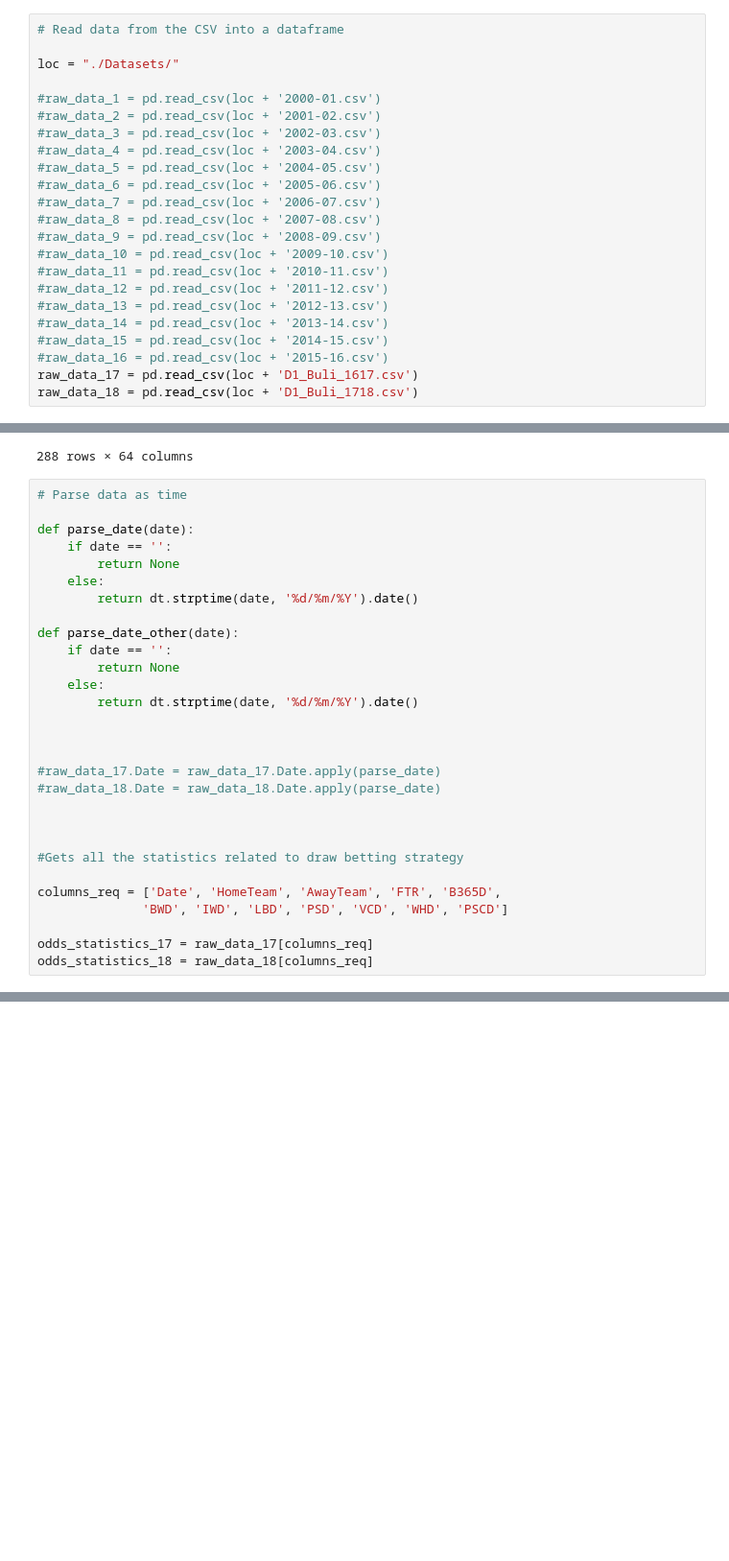
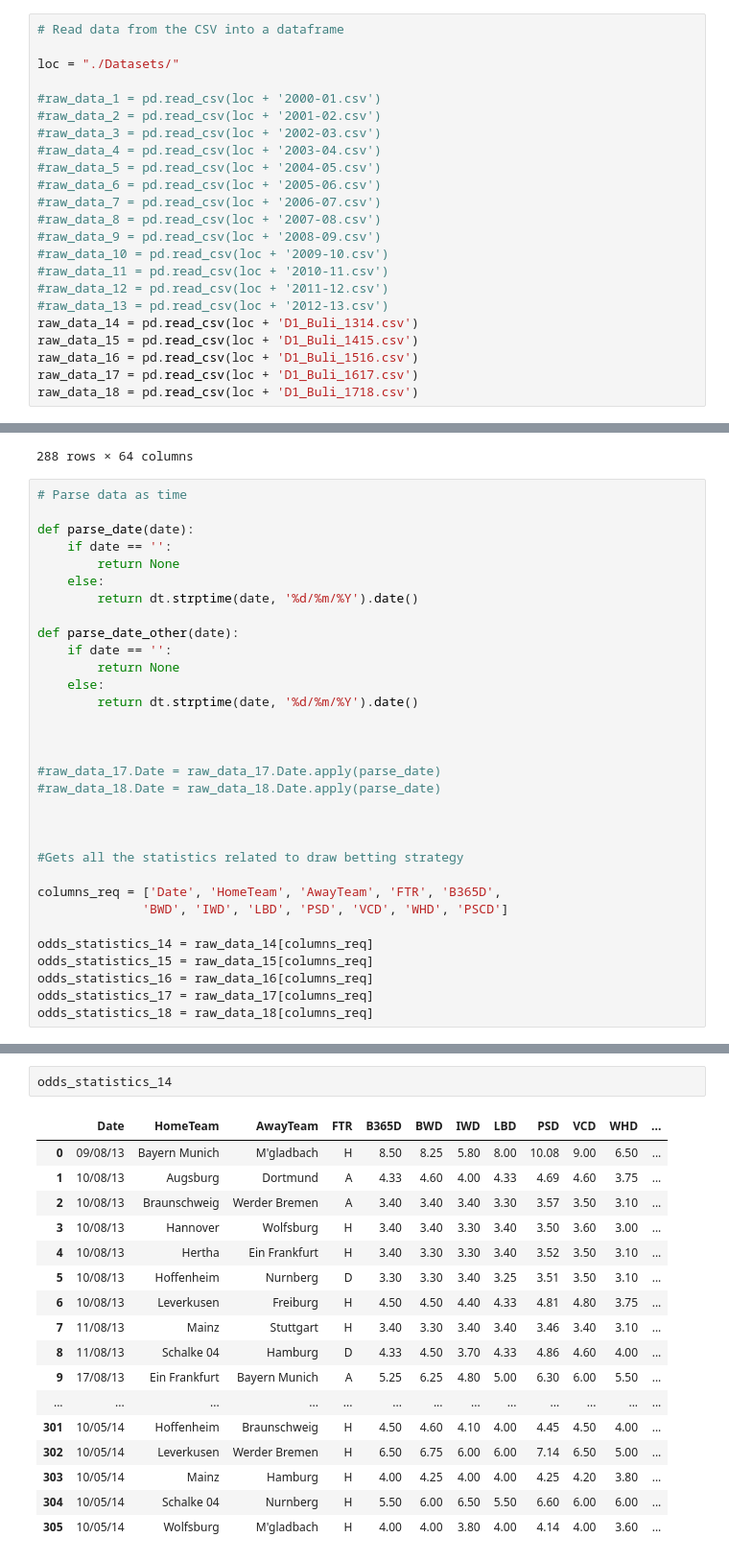
Before and after one commit to robinarthur/predict, a Jupyter notebook: historical_view_buli.ipynb, the cells around one changed output, grey strips where cells are left out. Shown: that part at 96% size. Cells and saved outputs as stored; diff of their text form; blank space fills up the shorter version.

```diff
--- a/historical_view.ipynb
+++ b/historical_view_buli.ipynb
@@ -25,9 +25,9 @@ loc = "./Datasets/"
 #raw_data_11 = pd.read_csv(loc + '2010-11.csv')
 #raw_data_12 = pd.read_csv(loc + '2011-12.csv')
 #raw_data_13 = pd.read_csv(loc + '2012-13.csv')
-#raw_data_14 = pd.read_csv(loc + '2013-14.csv')
-#raw_data_15 = pd.read_csv(loc + '2014-15.csv')
-#raw_data_16 = pd.read_csv(loc + '2015-16.csv')
+raw_data_14 = pd.read_csv(loc + 'D1_Buli_1314.csv')
+raw_data_15 = pd.read_csv(loc + 'D1_Buli_1415.csv')
+raw_data_16 = pd.read_csv(loc + 'D1_Buli_1516.csv')
 raw_data_17 = pd.read_csv(loc + 'D1_Buli_1617.csv')
 raw_data_18 = pd.read_csv(loc + 'D1_Buli_1718.csv')
 # %%
@@ -78,5 +78,8 @@ def parse_date_other(date):
 columns_req = ['Date', 'HomeTeam', 'AwayTeam', 'FTR', 'B365D',
               'BWD', 'IWD', 'LBD', 'PSD', 'VCD', 'WHD', 'PSCD']
 
+odds_statistics_14 = raw_data_14[columns_req]
+odds_statistics_15 = raw_data_15[columns_req]
+odds_statistics_16 = raw_data_16[columns_req]
 odds_statistics_17 = raw_data_17[columns_req]
 odds_statistics_18 = raw_data_18[columns_req]
@@ -103,0 +86,20 @@ odds_statistics_17
+# %%
+odds_statistics_14
+# %% [output]
+|  | Date | HomeTeam | AwayTeam | FTR | B365D | BWD | IWD | LBD | PSD | VCD | WHD | ... |
+| 0 | 09/08/13 | Bayern Munich | M'gladbach | H | 8.50 | 8.25 | 5.80 | 8.00 | 10.08 | 9.00 | 6.50 | ... |
+| 1 | 10/08/13 | Augsburg | Dortmund | A | 4.33 | 4.60 | 4.00 | 4.33 | 4.69 | 4.60 | 3.75 | ... |
+| 2 | 10/08/13 | Braunschweig | Werder Bremen | A | 3.40 | 3.40 | 3.40 | 3.30 | 3.57 | 3.50 | 3.10 | ... |
+| 3 | 10/08/13 | Hannover | Wolfsburg | H | 3.40 | 3.40 | 3.30 | 3.40 | 3.50 | 3.60 | 3.00 | ... |
+| 4 | 10/08/13 | Hertha | Ein Frankfurt | H | 3.40 | 3.30 | 3.30 | 3.40 | 3.52 | 3.50 | 3.10 | ... |
+| 5 | 10/08/13 | Hoffenheim | Nurnberg | D | 3.30 | 3.30 | 3.40 | 3.25 | 3.51 | 3.50 | 3.10 | ... |
+| 6 | 10/08/13 | Leverkusen | Freiburg | H | 4.50 | 4.50 | 4.40 | 4.33 | 4.81 | 4.80 | 3.75 | ... |
+| 7 | 11/08/13 | Mainz | Stuttgart | H | 3.40 | 3.30 | 3.40 | 3.40 | 3.46 | 3.40 | 3.10 | ... |
+| 8 | 11/08/13 | Schalke 04 | Hamburg | D | 4.33 | 4.50 | 3.70 | 4.33 | 4.86 | 4.60 | 4.00 | ... |
+| 9 | 17/08/13 | Ein Frankfurt | Bayern Munich | A | 5.25 | 6.25 | 4.80 | 5.00 | 6.30 | 6.00 | 5.50 | ... |
+| ... | ... | ... | ... | ... | ... | ... | ... | ... | ... | ... | ... | ... |
+| 301 | 10/05/14 | Hoffenheim | Braunschweig | H | 4.50 | 4.60 | 4.10 | 4.00 | 4.45 | 4.50 | 4.00 | ... |
+| 302 | 10/05/14 | Leverkusen | Werder Bremen | H | 6.50 | 6.75 | 6.00 | 6.00 | 7.14 | 6.50 | 5.00 | ... |
+| 303 | 10/05/14 | Mainz | Hamburg | H | 4.00 | 4.25 | 4.00 | 4.00 | 4.25 | 4.20 | 3.80 | ... |
+| 304 | 10/05/14 | Schalke 04 | Nurnberg | H | 5.50 | 6.00 | 6.50 | 5.50 | 6.60 | 6.00 | 6.00 | ... |
+| 305 | 10/05/14 | Wolfsburg | M'gladbach | H | 4.00 | 4.00 | 3.80 | 4.00 | 4.14 | 4.00 | 3.60 | ... |
```
Also changed, not shown: parts of 4 cells of this notebook.
